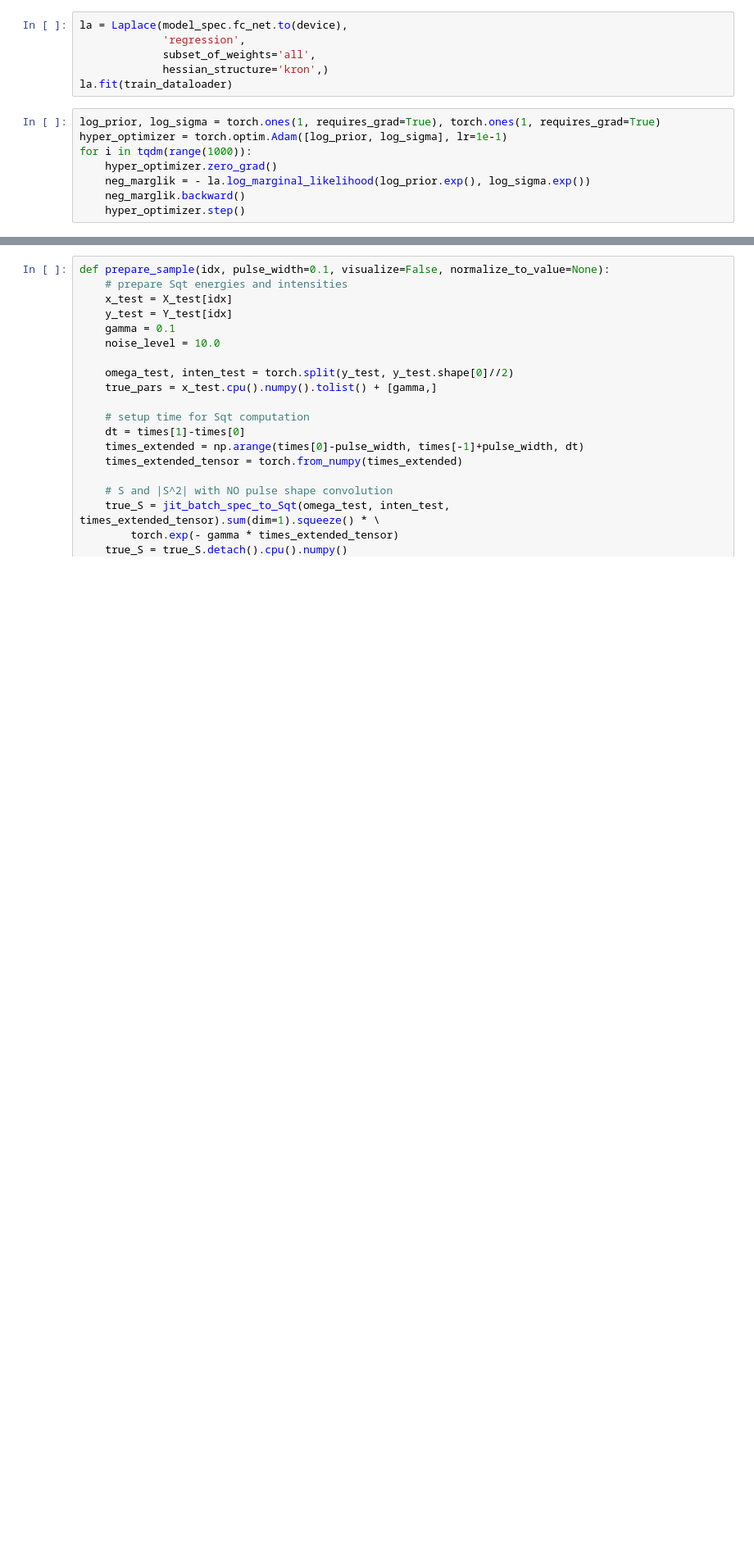
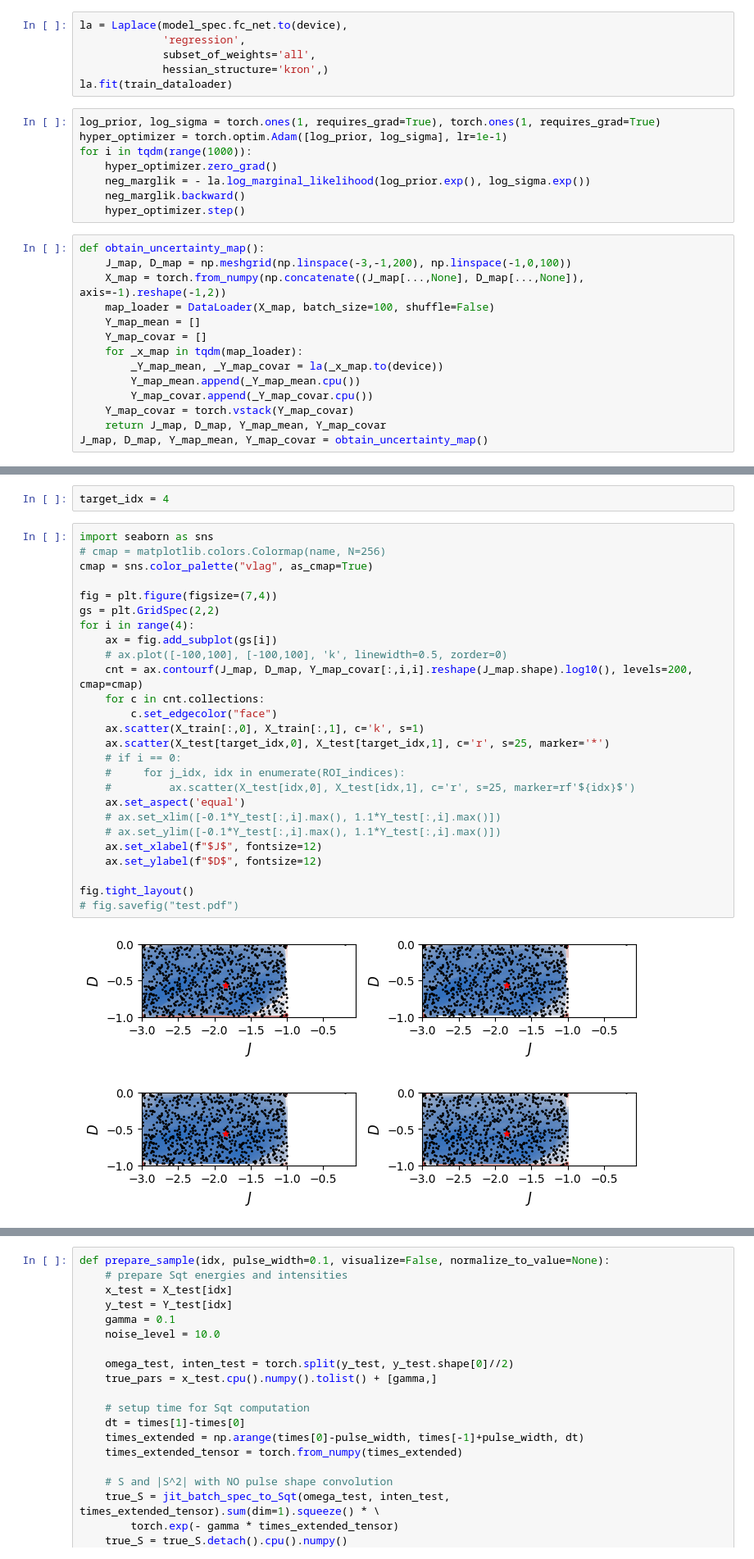
Before and after one commit to zhantaochen/ML-XPFS_Steering, a Jupyter notebook: bayesian_inference_EM_uncertain.ipynb, the cells around one changed output, grey strips where cells are left out. Shown at 82% size. Drawn from its saved outputs; the diff is of its cells as text; blank space fills up the shorter version.

```diff
--- a/bayesian_inference_EM_uncertain.ipynb
+++ b/bayesian_inference_EM_uncertain.ipynb
@@ -122,3 +117,17 @@ for i in tqdm(range(1000)):
     neg_marglik = - la.log_marginal_likelihood(log_prior.exp(), log_sigma.exp())
     neg_marglik.backward()
     hyper_optimizer.step()
+# %%
+def obtain_uncertainty_map():
+    J_map, D_map = np.meshgrid(np.linspace(-3,-1,200), np.linspace(-1,0,100))
+    X_map = torch.from_numpy(np.concatenate((J_map[...,None], D_map[...,None]), axis=-1).reshape(-1,2))
+    map_loader = DataLoader(X_map, batch_size=100, shuffle=False)
+    Y_map_mean = []
+    Y_map_covar = []
+    for _x_map in tqdm(map_loader):
+        _Y_map_mean, _Y_map_covar = la(_x_map.to(device))
+        Y_map_mean.append(_Y_map_mean.cpu())
+        Y_map_covar.append(_Y_map_covar.cpu())
+    Y_map_covar = torch.vstack(Y_map_covar)
+    return J_map, D_map, Y_map_mean, Y_map_covar
+J_map, D_map, Y_map_mean, Y_map_covar = obtain_uncertainty_map()
@@ -125,3 +142,33 @@ for i in tqdm(range(1000)):
+# %%
+target_idx = 4
+# %%
+import seaborn as sns
+# cmap = matplotlib.colors.Colormap(name, N=256)
+cmap = sns.color_palette("vlag", as_cmap=True)
+
+fig = plt.figure(figsize=(7,4))
+gs = plt.GridSpec(2,2)
+for i in range(4):
+    ax = fig.add_subplot(gs[i])
+    # ax.plot([-100,100], [-100,100], 'k', linewidth=0.5, zorder=0)
+    cnt = ax.contourf(J_map, D_map, Y_map_covar[:,i,i].reshape(J_map.shape).log10(), levels=200, cmap=cmap)
+    for c in cnt.collections:
+        c.set_edgecolor("face")
+    ax.scatter(X_train[:,0], X_train[:,1], c='k', s=1)
+    ax.scatter(X_test[target_idx,0], X_test[target_idx,1], c='r', s=25, marker='*')
+    # if i == 0:
+    #     for j_idx, idx in enumerate(ROI_indices):
+    #         ax.scatter(X_test[idx,0], X_test[idx,1], c='r', s=25, marker=rf'${idx}$')
+    ax.set_aspect('equal')
+    # ax.set_xlim([-0.1*Y_test[:,i].max(), 1.1*Y_test[:,i].max()])
+    # ax.set_ylim([-0.1*Y_test[:,i].max(), 1.1*Y_test[:,i].max()])
+    ax.set_xlabel(f"$J$", fontsize=12)
+    ax.set_ylabel(f"$D$", fontsize=12)
+
+fig.tight_layout()
+# fig.savefig("test.pdf")
+# %% [output]
+[figure, added]
 # %%
 times = np.arange(0,5,0.01)
 settings = (times, )
```
Also changed, not shown: parts of 23 cells of this notebook, 11 other files.
